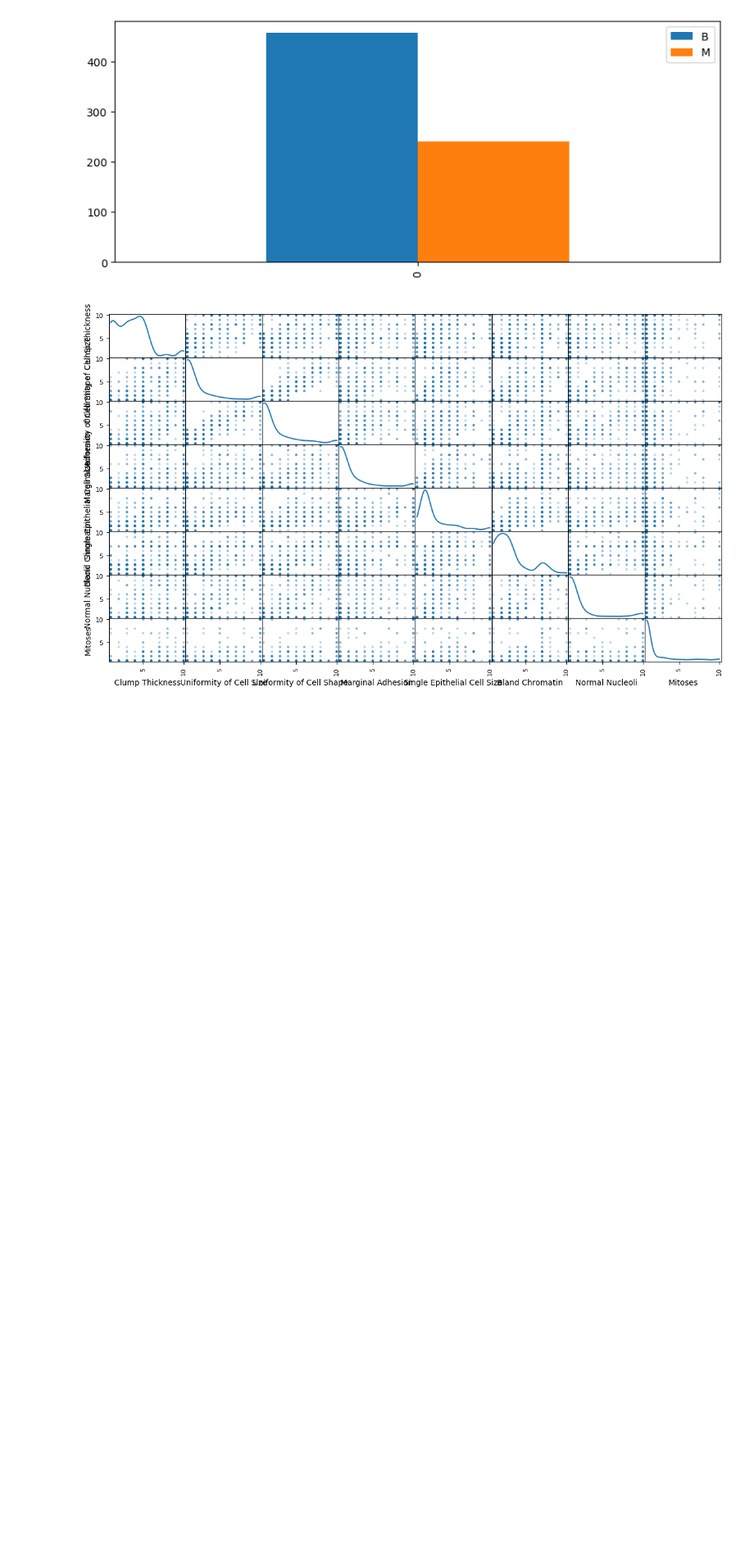
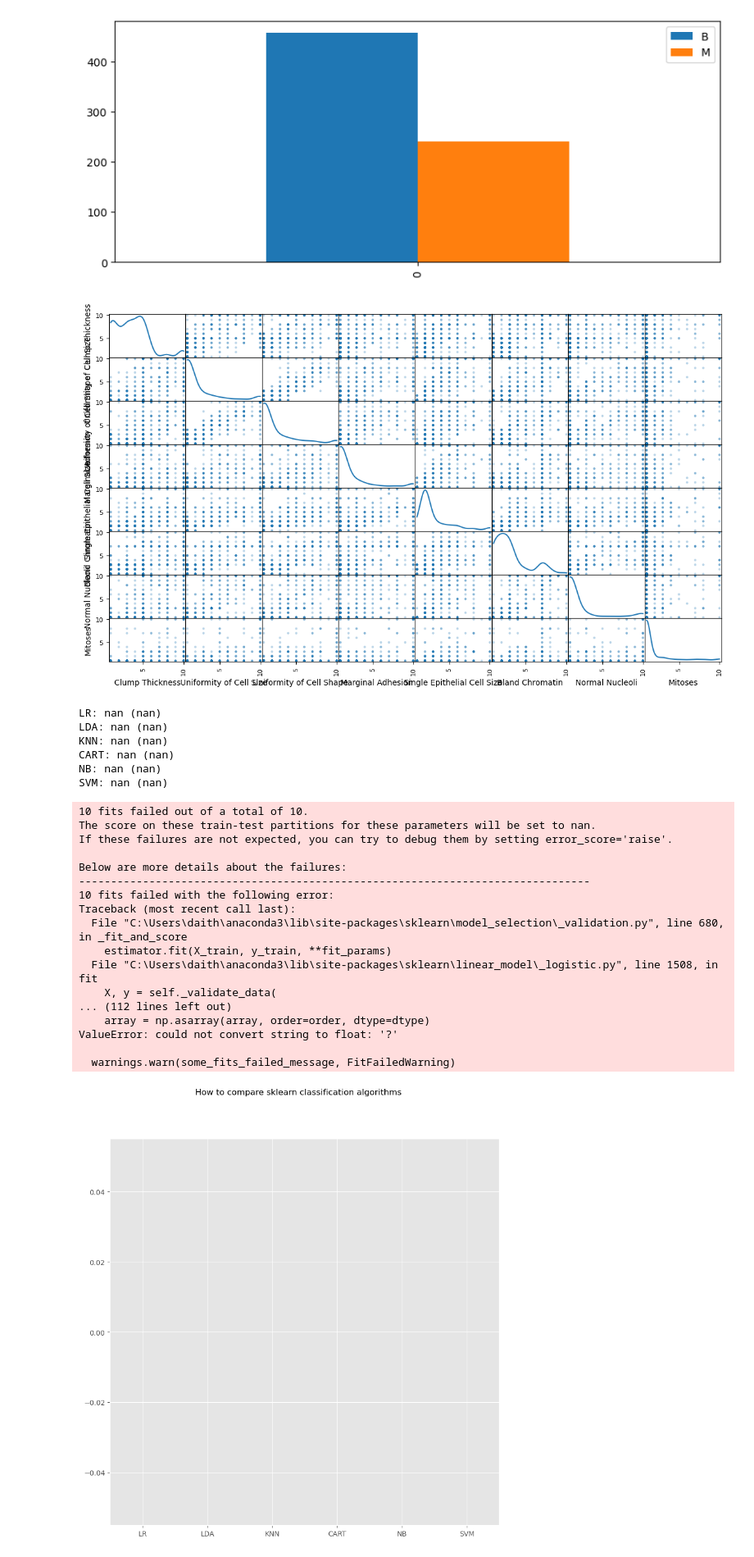
Before and after one commit to SaydsC/PfDAProject2, a Jupyter notebook: Project 2 Programming for Data Analysis.ipynb, the cells around one changed output. Shown at 82% size. Cells and saved outputs as stored; diff of their text form; code cells hidden in the pictures; blank space fills up the shorter version.

```diff
--- a/Project 2 Programming for Data Analysis.ipynb
+++ b/Project 2 Programming for Data Analysis.ipynb
@@ -158,3 +158,72 @@ features = wbc.drop(['Class'], axis = 1)
 pd.plotting.scatter_matrix(features, alpha = 0.3, figsize = (14,8), diagonal = 'kde');
 # %% [output]
 [figure]
+# %%
+#comparing machine learning algorithms
+import matplotlib.pyplot as plt
+from sklearn import model_selection
+from sklearn.linear_model import LogisticRegression
+from sklearn.tree import DecisionTreeClassifier
+from sklearn.neighbors import KNeighborsClassifier
+from sklearn.discriminant_analysis import LinearDiscriminantAnalysis
+from sklearn.naive_bayes import GaussianNB
+from sklearn.svm import SVC
+from sklearn.model_selection import train_test_split
+import matplotlib.pyplot as plt
+
+plt.style.use('ggplot')
+seed = 50
+array = wbc.values
+X = array[:,0:8]
+Y = array[:,8]
+
+models = []
+models.append(('LR', LogisticRegression()))
+models.append(('LDA', LinearDiscriminantAnalysis()))
+models.append(('KNN', KNeighborsClassifier()))
+models.append(('CART', DecisionTreeClassifier()))
+models.append(('NB', GaussianNB()))
+models.append(('SVM', SVC()))
+
+results = []
+names = []
+scoring = 'accuracy'
+for name, model in models:
+    kfold = model_selection.KFold(n_splits=10, random_state=None)
+    cv_results = model_selection.cross_val_score(model, X, Y, cv=kfold, scoring=scoring)
+    results.append(cv_results)
+    names.append(name)
+    msg = "%s: %f (%f)" % (name, cv_results.mean(), cv_results.std())
+    print(msg)
+
+fig = plt.figure(figsize=(10,10))
+fig.suptitle('How to compare sklearn classification algorithms')
+ax = fig.add_subplot(111)
+plt.boxplot(results)
+ax.set_xticklabels(names)
+plt.show()
+# %% [output]
+LR: nan (nan)
+LDA: nan (nan)
+KNN: nan (nan)
+CART: nan (nan)
+NB: nan (nan)
+SVM: nan (nan)
+10 fits failed out of a total of 10.
+The score on these train-test partitions for these parameters will be set to nan.
+If these failures are not expected, you can try to debug them by setting error_score='raise'.
+
+Below are more details about the failures:
+--------------------------------------------------------------------------------
+10 fits failed with the following error:
+Traceback (most recent call last):
+  File "C:\Users\daith\anaconda3\lib\site-packages\sklearn\model_selection\_validation.py", line 680, in _fit_and_score
+    estimator.fit(X_train, y_train, **fit_params)
+  File "C:\Users\daith\anaconda3\lib\site-packages\sklearn\linear_model\_logistic.py", line 1508, in fit
+    X, y = self._validate_data(
+... (112 lines left out)
+    array = np.asarray(array, order=order, dtype=dtype)
+ValueError: could not convert string to float: '?'
+
+  warnings.warn(some_fits_failed_message, FitFailedWarning)
+[figure, added]
```
